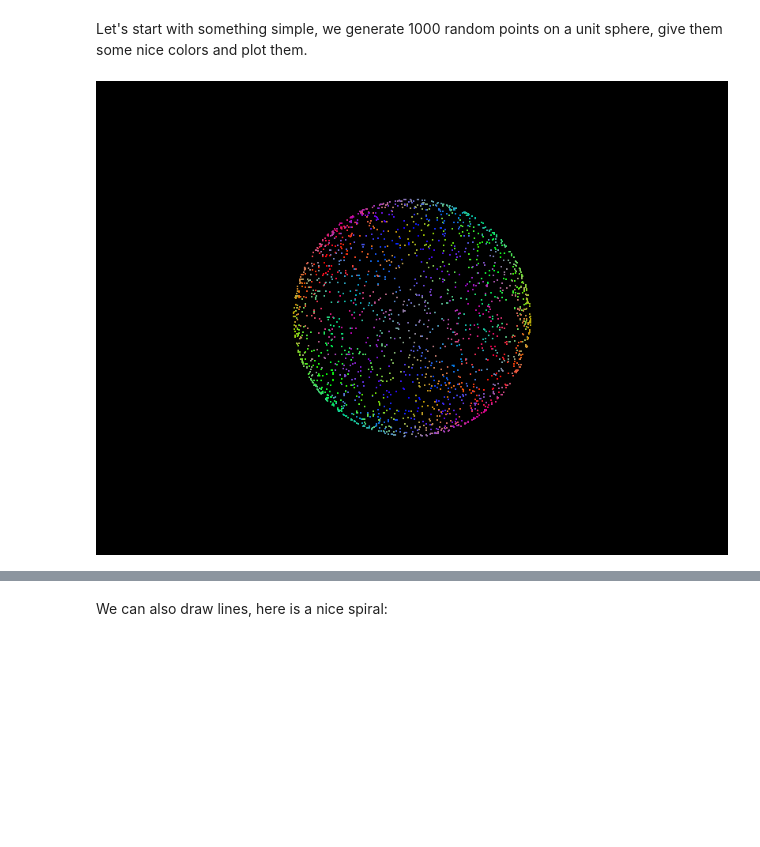
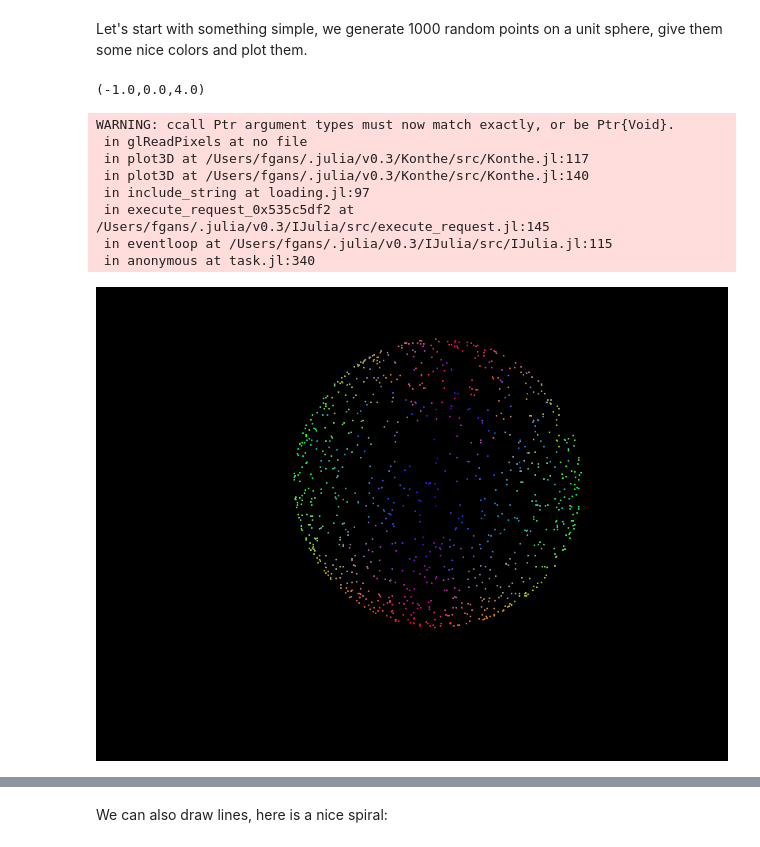
Before and after one commit to meggart/Konthe.jl, a Jupyter notebook: examples/KontheExamples.ipynb, the cells around one changed output, grey strips where cells are left out. Drawn from its saved outputs; the diff is of its cells as text; code cells hidden in the pictures; blank space fills up the shorter version.

```diff
--- a/examples/KontheExamples.ipynb
+++ b/examples/KontheExamples.ipynb
@@ -10,16 +9,31 @@ Use "x[i:end]" instead.
 Let's start with something simple, we generate 1000 random points on a unit sphere, give them some nice colors and plot them.
 # %%
 using Distributions
+newPlot3D()
 N=1000
 a=[rand(Normal(0,sqrt(3))) for i=1:N, j=1:3]
 for i=1:N s=sub(a,(i,1:3)); scale!(s,inv(norm(s))) end
-col=[RGB(abs(a[i,1]),abs(a[i,2]),abs(a[i,3])) for i=1:N]
-
+col=RGB{FixedPointNumbers.Ufixed8}[RGB(abs(a[i,1]),abs(a[i,2]),abs(a[i,3])) for i=1:N]
+Konthe.perspective.camDist=0.0
+Konthe.perspective.NearPlaneDist=0.0
+Konthe.perspective.FarPlaneDist=5.0
+Konthe.perspective.camPosTheta=10.0
+Konthe.perspective.camPosPhi=100.0
+Konthe.perspective.camOffset=(-1.0,0.0,-4.0)
 # Here comes the plotting
 points3D(a[:,1],a[:,2],a[:,3],color=col,ps=2)
 lightsOFF()
 im=plot3D()
-imwrite(im,"fig1.png")
+#imwrite(im,"fig1.png")
 im
 # %% [output]
+(-1.0,0.0,4.0)
+WARNING: ccall Ptr argument types must now match exactly, or be Ptr{Void}.
+ in glReadPixels at no file
+ in plot3D at /Users/fgans/.julia/v0.3/Konthe/src/Konthe.jl:117
+ in plot3D at /Users/fgans/.julia/v0.3/Konthe/src/Konthe.jl:140
+ in include_string at loading.jl:97
+ in execute_request_0x535c5df2 at /Users/fgans/.julia/v0.3/IJulia/src/execute_request.jl:145
+ in eventloop at /Users/fgans/.julia/v0.3/IJulia/src/IJulia.jl:115
+ in anonymous at task.jl:340
-[figure, old version]
+[figure, new version]
```
Also changed, not shown: parts of 10 cells of this notebook, 5 other files.
